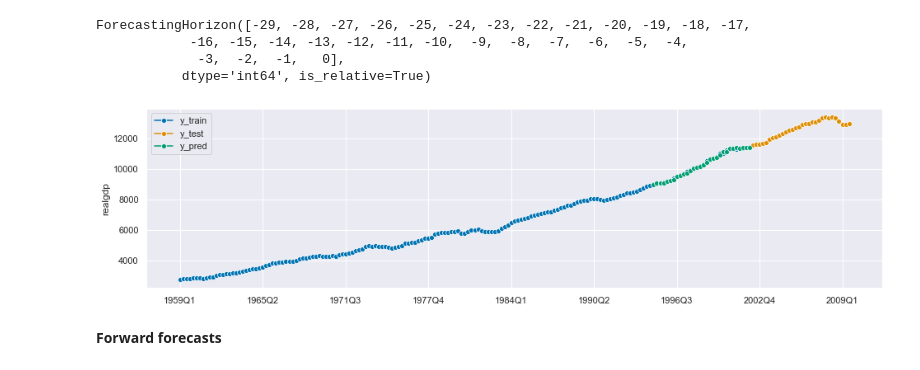
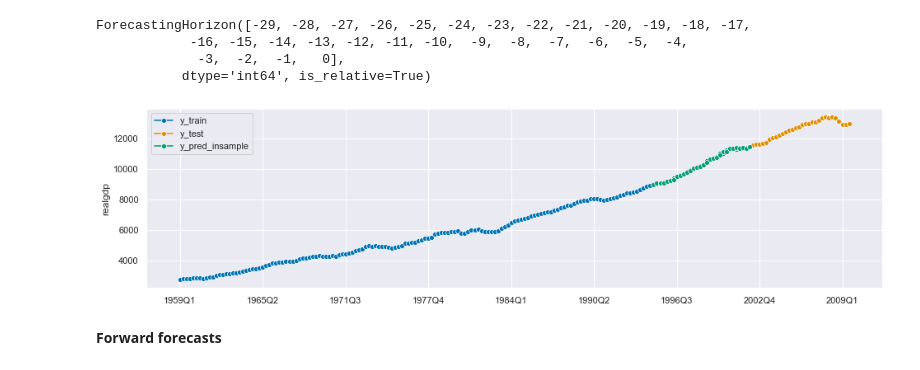
Before and after one commit to joanlenczuk/sktime_article, a Jupyter notebook: Sktime overview.ipynb, the cells around one changed output. Drawn from its saved outputs; the diff is of its cells as text; code cells hidden in the pictures.

```diff
--- a/Sktime overview.ipynb
+++ b/Sktime overview.ipynb
@@ -158,14 +149,14 @@ ForecastingHorizon([-29, -28, -27, -26, -25, -24, -23, -22, -21, -20, -19, -18,
             -16, -15, -14, -13, -12, -11, -10,  -9,  -8,  -7,  -6,  -5,  -4,
              -3,  -2,  -1,   0],
            dtype='int64', is_relative=True)
-# %%
-forecaster = AutoARIMA(sp=4)
-forecaster.fit(y_train)
-y_pred = forecaster.predict(fh=fh_rel_insample)
-
-plot_series(y_train, y_test, y_pred, labels=["y_train", "y_test", "y_pred"]);
-# %% [output]
-[figure, removed]
+# %%
+forecaster = AutoARIMA(sp=4)
+forecaster.fit(y_train)
+y_pred = forecaster.predict(fh=fh_rel_insample)
+
+plot_series(y_train, y_test, y_pred, labels=["y_train", "y_test", "y_pred_insample"]);
+# %% [output]
+[figure, added]
 # %% [markdown]
 **Forward forecasts**
 # %%
```
Also changed, not shown: parts of 85 cells of this notebook.
